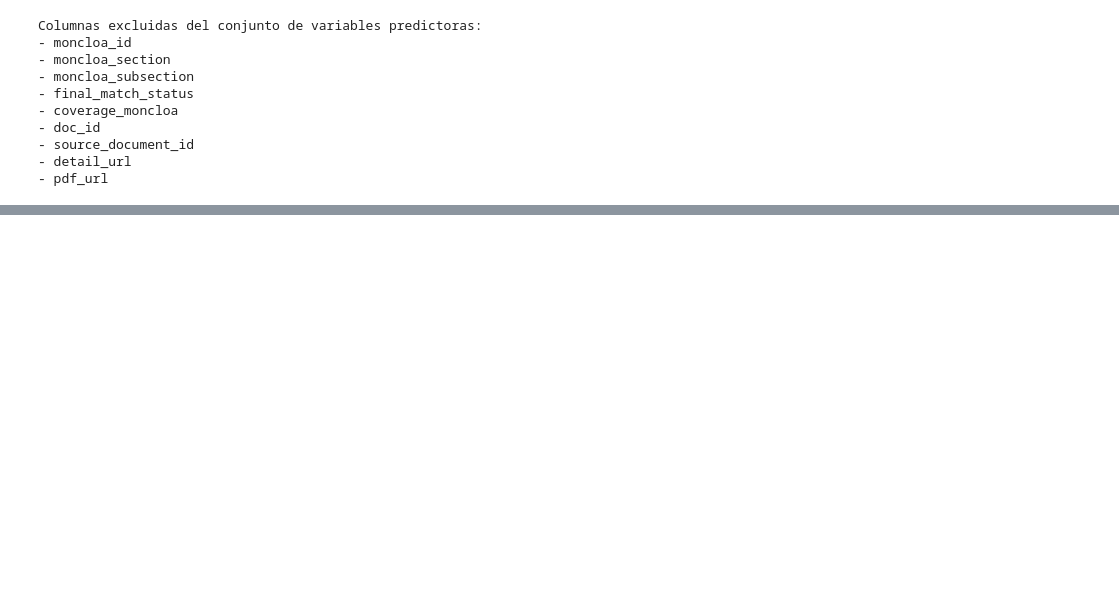
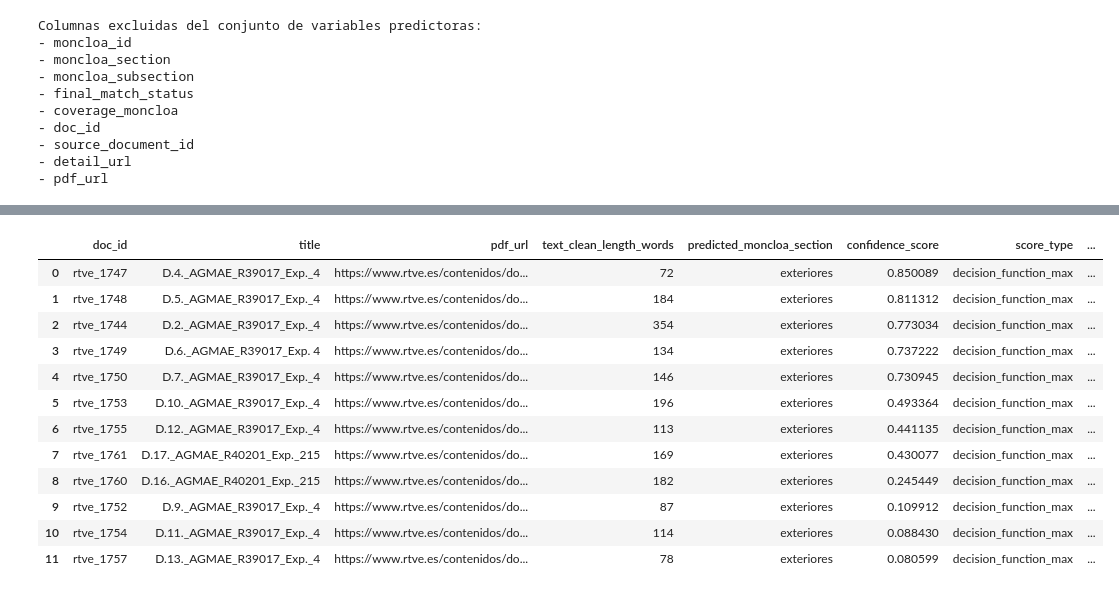
Before and after one commit to dieegordg/Proyecto-Machine-Learning-UNAV---Bayesianos-de-los-Ca-dos, a Jupyter notebook: notebooks/04_caso_uso1_clasificacion_institucional.ipynb, the cells around one changed output, grey strips where cells are left out. Saved outputs shown, nothing was run; the diff lists cells and outputs as text; code cells hidden in the pictures; blank space fills up the shorter version.

```diff
--- a/notebooks/04_caso_uso1_clasificacion_institucional.ipynb
+++ b/notebooks/04_caso_uso1_clasificacion_institucional.ipynb
@@ -282,0 +816,79 @@ Los 12 documentos sin etiqueta institucional no se usarán para entrenar ni eval
+# %%
+def get_prediction_scores(fitted_model, X_new):
+    """
+    Obtiene una puntuación de confianza aproximada para las predicciones.
+
+    - Si el modelo tiene predict_proba, usa la probabilidad máxima.
+    - Si el modelo tiene decision_function, usa el margen máximo y la diferencia entre las dos mejores clases.
+    """
+    predictions = fitted_model.predict(X_new)
+
+    result = pd.DataFrame({
+        "predicted_moncloa_section": predictions
+    })
+
+    classifier = fitted_model.named_steps.get("clf") if hasattr(fitted_model, "named_steps") else fitted_model
+
+    if hasattr(fitted_model, "predict_proba"):
+        proba = fitted_model.predict_proba(X_new)
+        classes = fitted_model.classes_
+        result["confidence_score"] = proba.max(axis=1)
+        result["score_type"] = "predict_proba_max"
+
+        for idx, class_label in enumerate(classes):
+            result[f"score_{class_label}"] = proba[:, idx]
+
+    elif hasattr(fitted_model, "decision_function"):
+        decision_scores = fitted_model.decision_function(X_new)
+        classes = classifier.classes_
+
+        if decision_scores.ndim == 1:
+            decision_scores = decision_scores.reshape(-1, 1)
+
+        result["confidence_score"] = decision_scores.max(axis=1)
+        result["score_type"] = "decision_function_max"
+
+        if decision_scores.shape[1] > 1:
+            sorted_scores = np.sort(decision_scores, axis=1)
+            result["margin_top2"] = sorted_scores[:, -1] - sorted_scores[:, -2]
+
+        for idx, class_label in enumerate(classes):
+            result[f"score_{class_label}"] = decision_scores[:, idx]
+
+    else:
+        result["confidence_score"] = np.nan
+        result["score_type"] = "not_available"
+
+    return result
+
+X_unlabeled = df_unlabeled[TEXT_COL].fillna("").copy()
+
+unlabeled_predictions_scores = get_prediction_scores(
+    fitted_model=final_model,
+    X_new=X_unlabeled
+)
+
+unlabeled_predictions = df_unlabeled[
+    ["doc_id", "title", "pdf_url", "text_clean_length_words"]
+].reset_index(drop=True).join(unlabeled_predictions_scores)
+
+unlabeled_predictions = unlabeled_predictions.sort_values(
+    by=["predicted_moncloa_section", "confidence_score"],
+    ascending=[True, False]
+).reset_index(drop=True)
+
+unlabeled_predictions
+# %% [output]
+|  | doc_id | title | pdf_url | text_clean_length_words | predicted_moncloa_section | confidence_score | score_type | ... |
+| 0 | rtve_1747 | D.4._AGMAE_R39017_Exp._4 | https://www.rtve.es/contenidos/do... | 72 | exteriores | 0.850089 | decision_function_max | ... |
+| 1 | rtve_1748 | D.5._AGMAE_R39017_Exp._4 | https://www.rtve.es/contenidos/do... | 184 | exteriores | 0.811312 | decision_function_max | ... |
+| 2 | rtve_1744 | D.2._AGMAE_R39017_Exp._4 | https://www.rtve.es/contenidos/do... | 354 | exteriores | 0.773034 | decision_function_max | ... |
+| 3 | rtve_1749 | D.6._AGMAE_R39017_Exp. 4 | https://www.rtve.es/contenidos/do... | 134 | exteriores | 0.737222 | decision_function_max | ... |
+| 4 | rtve_1750 | D.7._AGMAE_R39017_Exp._4 | https://www.rtve.es/contenidos/do... | 146 | exteriores | 0.730945 | decision_function_max | ... |
+| 5 | rtve_1753 | D.10._AGMAE_R39017_Exp._4 | https://www.rtve.es/contenidos/do... | 196 | exteriores | 0.493364 | decision_function_max | ... |
+| 6 | rtve_1755 | D.12._AGMAE_R39017_Exp._4 | https://www.rtve.es/contenidos/do... | 113 | exteriores | 0.441135 | decision_function_max | ... |
+| 7 | rtve_1761 | D.17._AGMAE_R40201_Exp._215 | https://www.rtve.es/contenidos/do... | 169 | exteriores | 0.430077 | decision_function_max | ... |
+| 8 | rtve_1760 | D.16._AGMAE_R40201_Exp._215 | https://www.rtve.es/contenidos/do... | 182 | exteriores | 0.245449 | decision_function_max | ... |
+| 9 | rtve_1752 | D.9._AGMAE_R39017_Exp._4 | https://www.rtve.es/contenidos/do... | 87 | exteriores | 0.109912 | decision_function_max | ... |
+| 10 | rtve_1754 | D.11._AGMAE_R39017_Exp._4 | https://www.rtve.es/contenidos/do... | 114 | exteriores | 0.088430 | decision_function_max | ... |
+| 11 | rtve_1757 | D.13._AGMAE_R39017_Exp._4 | https://www.rtve.es/contenidos/do... | 78 | exteriores | 0.080599 | decision_function_max | ... |
```
Also changed, not shown: parts of 45 cells of this notebook, 7 other files.
